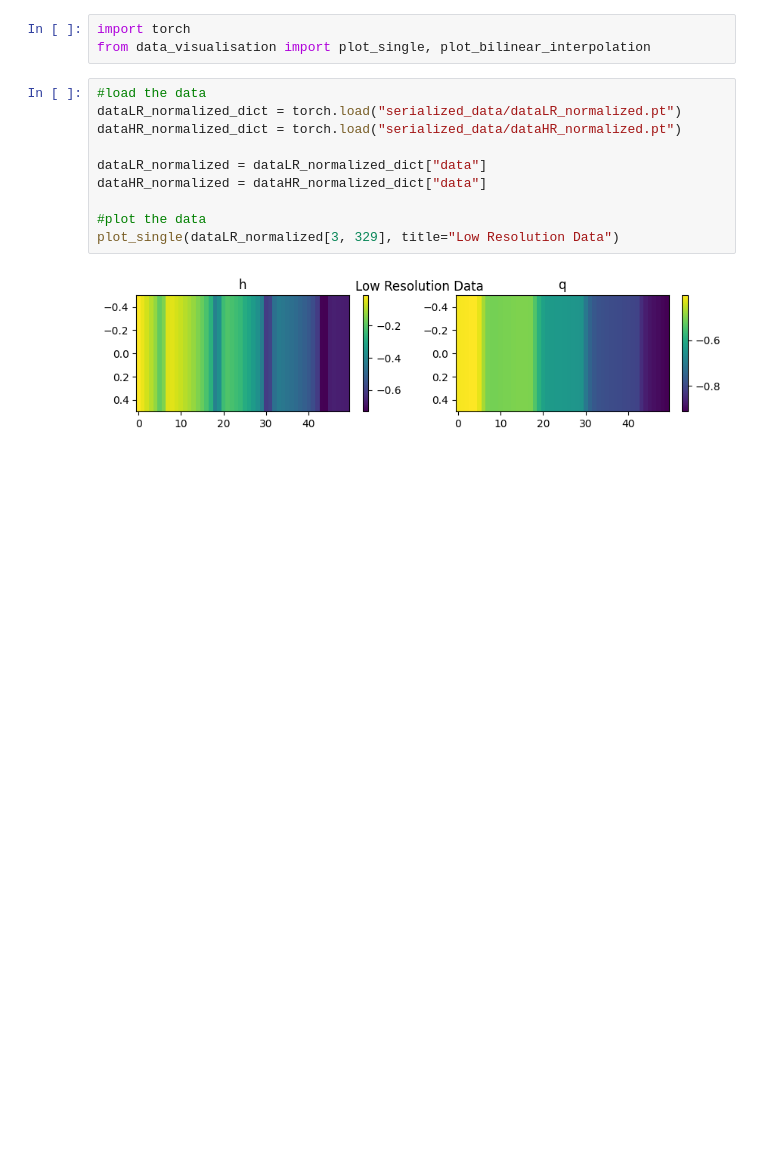
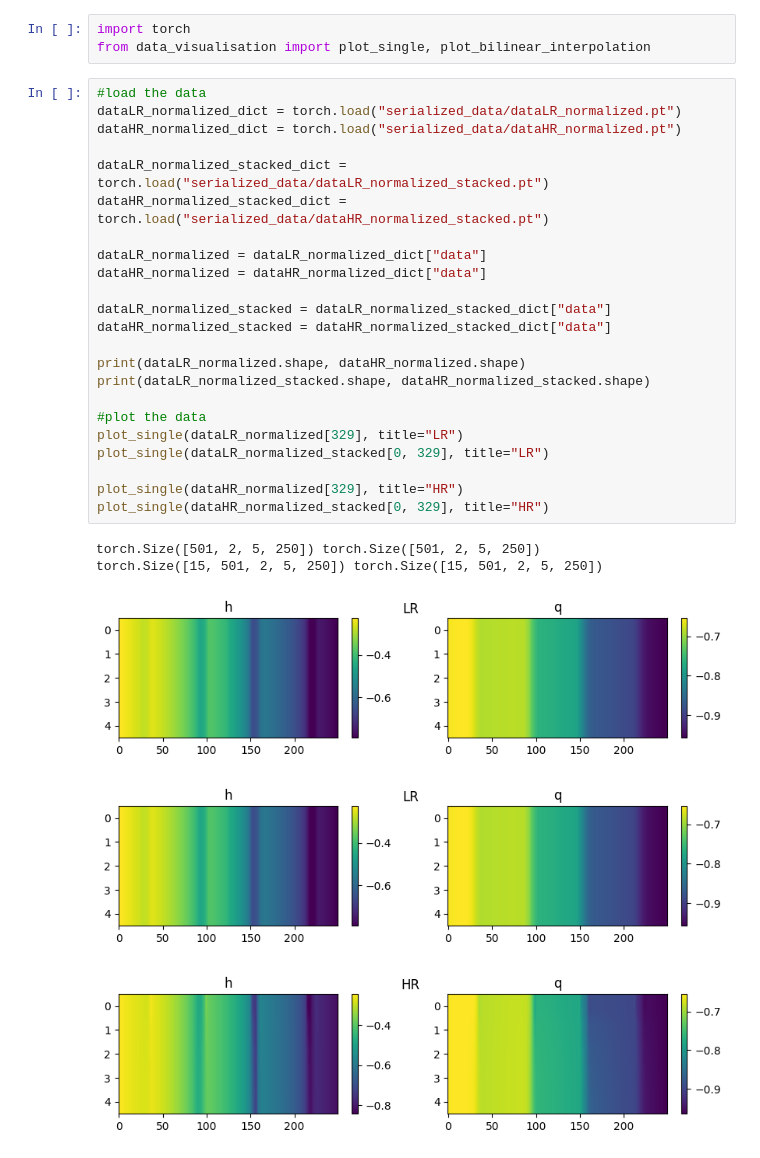
Before and after one commit to MaximeD34/downscaling, a Jupyter notebook: tests.ipynb, the cells around one changed output. Saved outputs shown, nothing was run; the diff lists cells and outputs as text; blank space fills up the shorter version.

```diff
--- a/tests.ipynb
+++ b/tests.ipynb
@@ -122,12 +122,29 @@ from data_visualisation import plot_single, plot_bilinear_interpolation
 # %%
 #load the data
 dataLR_normalized_dict = torch.load("serialized_data/dataLR_normalized.pt")
 dataHR_normalized_dict = torch.load("serialized_data/dataHR_normalized.pt")
 
+dataLR_normalized_stacked_dict = torch.load("serialized_data/dataLR_normalized_stacked.pt")
+dataHR_normalized_stacked_dict = torch.load("serialized_data/dataHR_normalized_stacked.pt")
+
 dataLR_normalized = dataLR_normalized_dict["data"]
 dataHR_normalized = dataHR_normalized_dict["data"]
 
+dataLR_normalized_stacked = dataLR_normalized_stacked_dict["data"]
+dataHR_normalized_stacked = dataHR_normalized_stacked_dict["data"]
+
+print(dataLR_normalized.shape, dataHR_normalized.shape)
+print(dataLR_normalized_stacked.shape, dataHR_normalized_stacked.shape)
+
 #plot the data
-plot_single(dataLR_normalized[3, 329], title="Low Resolution Data")
+plot_single(dataLR_normalized[329], title="LR")
+plot_single(dataLR_normalized_stacked[0, 329], title="LR")
+
+plot_single(dataHR_normalized[329], title="HR")
+plot_single(dataHR_normalized_stacked[0, 329], title="HR")
 # %% [output]
+torch.Size([501, 2, 5, 250]) torch.Size([501, 2, 5, 250])
+torch.Size([15, 501, 2, 5, 250]) torch.Size([15, 501, 2, 5, 250])
-[figure, old version]
+[figure, new version]
+[figure, added]
+[figure, added]
```
Also changed, not shown: parts of 17 cells of this notebook, 9 other files.
